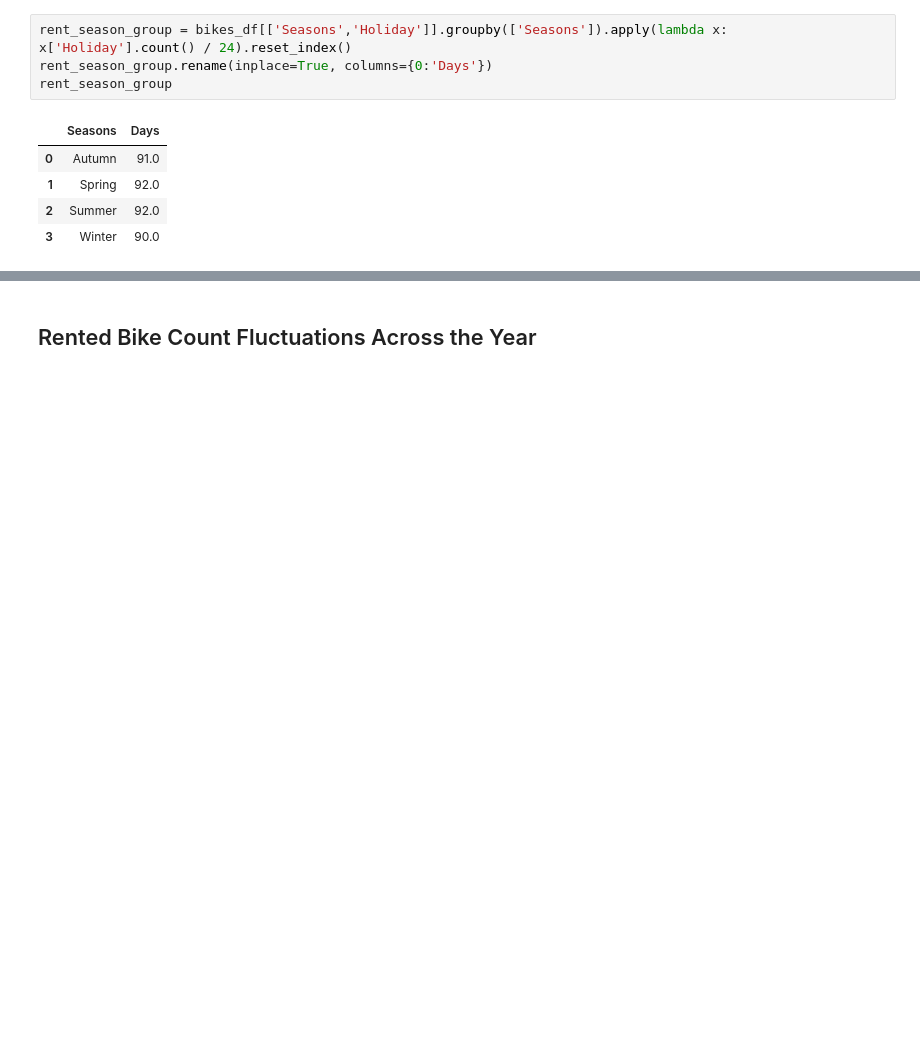
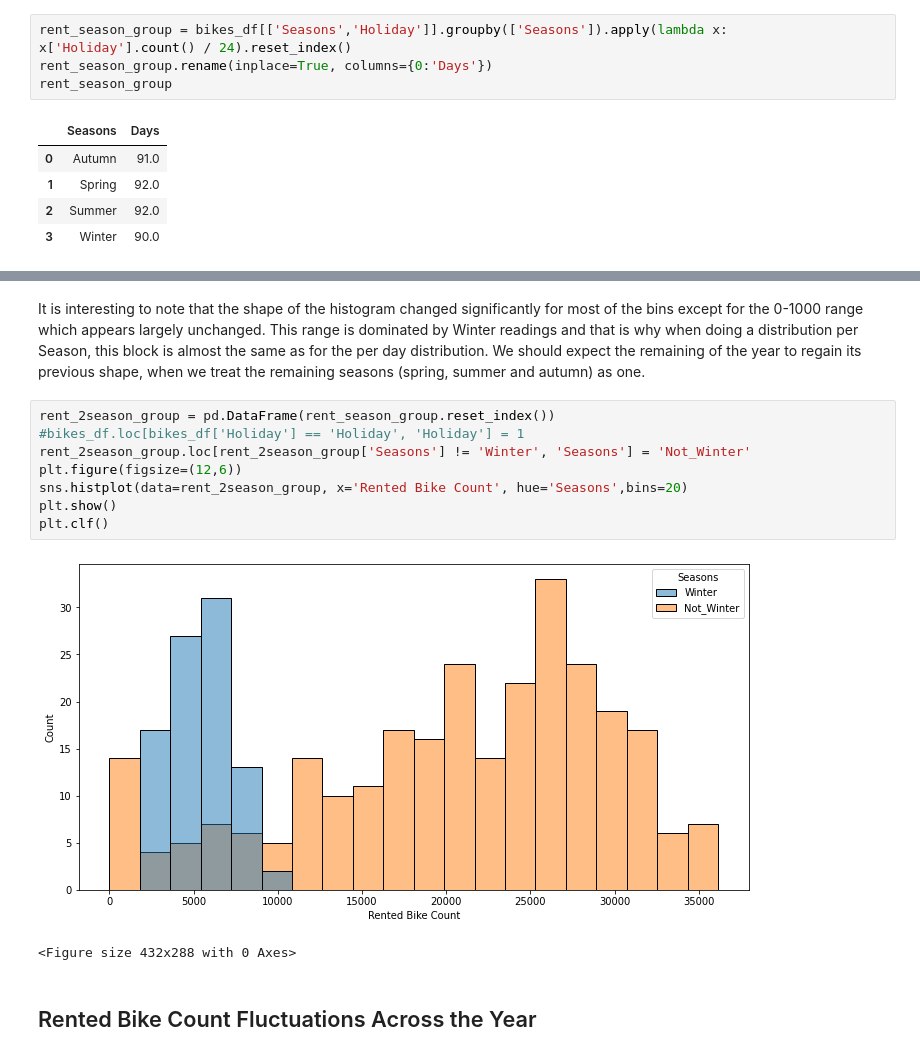
Before and after one commit to R0go/Bikes, a Jupyter notebook: Bikes_project.ipynb, the cells around one changed output, grey strips where cells are left out. Saved outputs shown, nothing was run; the diff lists cells and outputs as text; blank space fills up the shorter version.

Commit message:
created a histogram for winter season vs remaining seasons

```diff
--- a/Bikes_project.ipynb
+++ b/Bikes_project.ipynb
@@ -244,3 +240,16 @@ It is interesting to note that the shape of the histogram changed significantly
+# %% [markdown]
+It is interesting to note that the shape of the histogram changed significantly for most of the bins except for the 0-1000 range which appears largely unchanged. This range is dominated by Winter readings and that is why when doing a distribution per Season, this block is almost the same as for the per day distribution. We should expect the remaining of the year to regain its previous shape, when we treat the remaining seasons (spring, summer and autumn) as one.
+# %%
+rent_2season_group = pd.DataFrame(rent_season_group.reset_index())
+#bikes_df.loc[bikes_df['Holiday'] == 'Holiday', 'Holiday'] = 1
+rent_2season_group.loc[rent_2season_group['Seasons'] != 'Winter', 'Seasons'] = 'Not_Winter'
+plt.figure(figsize=(12,6))
+sns.histplot(data=rent_2season_group, x='Rented Bike Count', hue='Seasons',bins=20)
+plt.show()
+plt.clf()
+# %% [output]
+[figure, added]
+<Figure size 432x288 with 0 Axes>
 # %% [markdown]
 ## Rented Bike Count Fluctuations Across the Year
 # %% [markdown]
```
Also changed, not shown: parts of 11 cells of this notebook.
